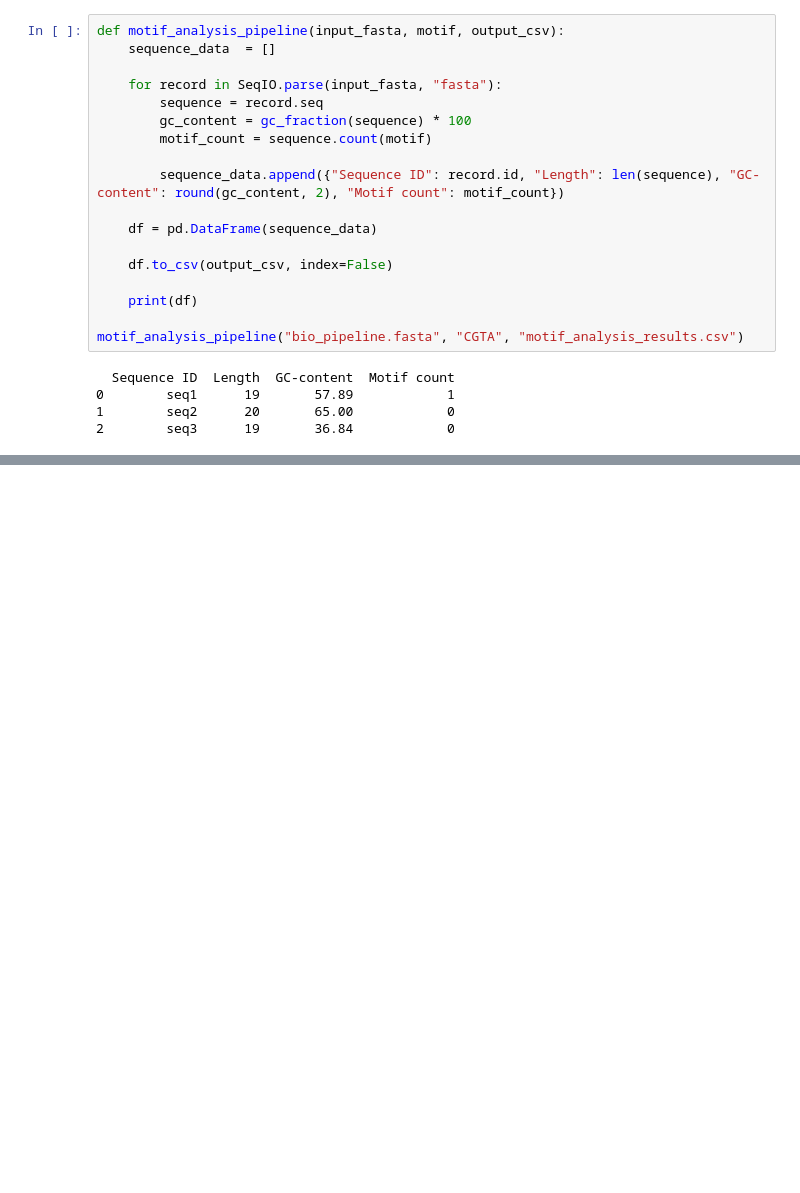
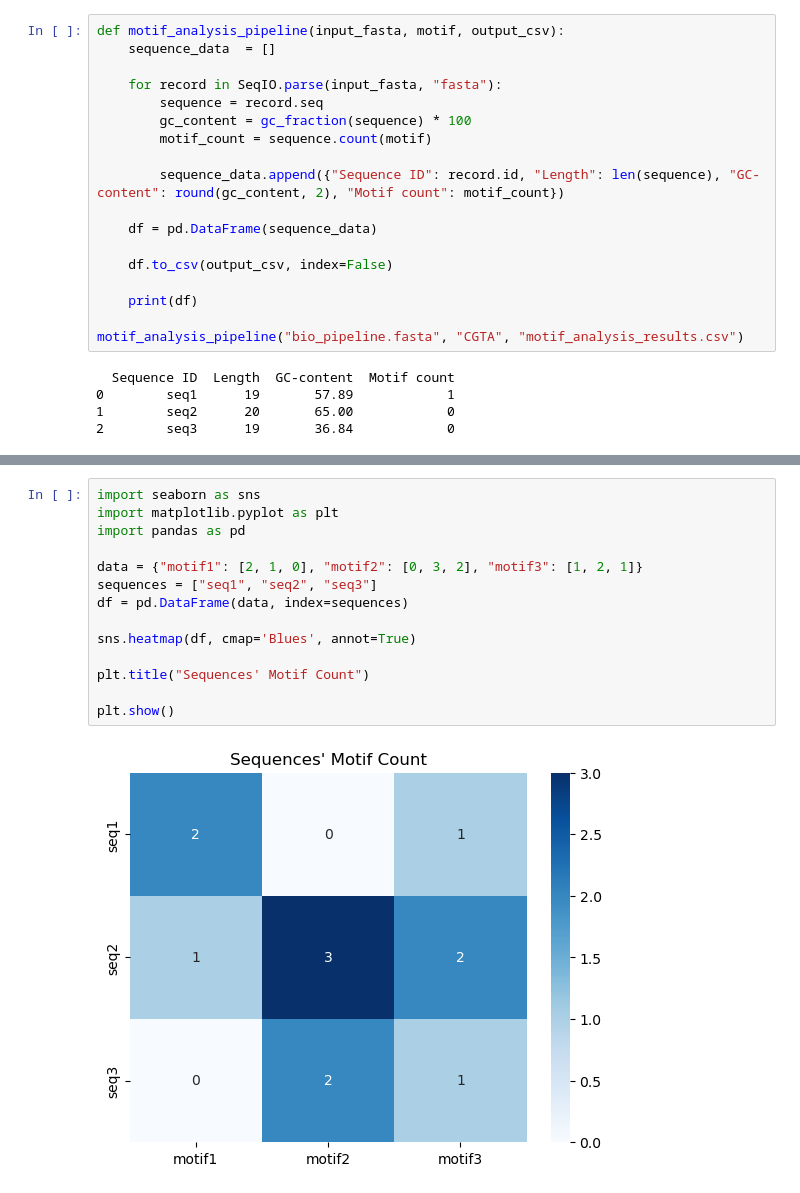
Before and after one commit to tssmith5619/learn2code, a Jupyter notebook: Python_Lessons.ipynb, the cells around one changed output, grey strips where cells are left out. Saved outputs shown, nothing was run; the diff lists cells and outputs as text; blank space fills up the shorter version.

```diff
--- a/Python_Lessons.ipynb
+++ b/Python_Lessons.ipynb
@@ -176,0 +222,16 @@ motif_analysis_pipeline("bio_pipeline.fasta", "CGTA", "motif_analysis_results.cs
+# %%
+import seaborn as sns
+import matplotlib.pyplot as plt
+import pandas as pd
+
+data = {"motif1": [2, 1, 0], "motif2": [0, 3, 2], "motif3": [1, 2, 1]}
+sequences = ["seq1", "seq2", "seq3"]
+df = pd.DataFrame(data, index=sequences)
+
+sns.heatmap(df, cmap='Blues', annot=True)
+
+plt.title("Sequences' Motif Count")
+
+plt.show()
+# %% [output]
+[figure, added]
```
Also changed, not shown: parts of 4 cells of this notebook.
